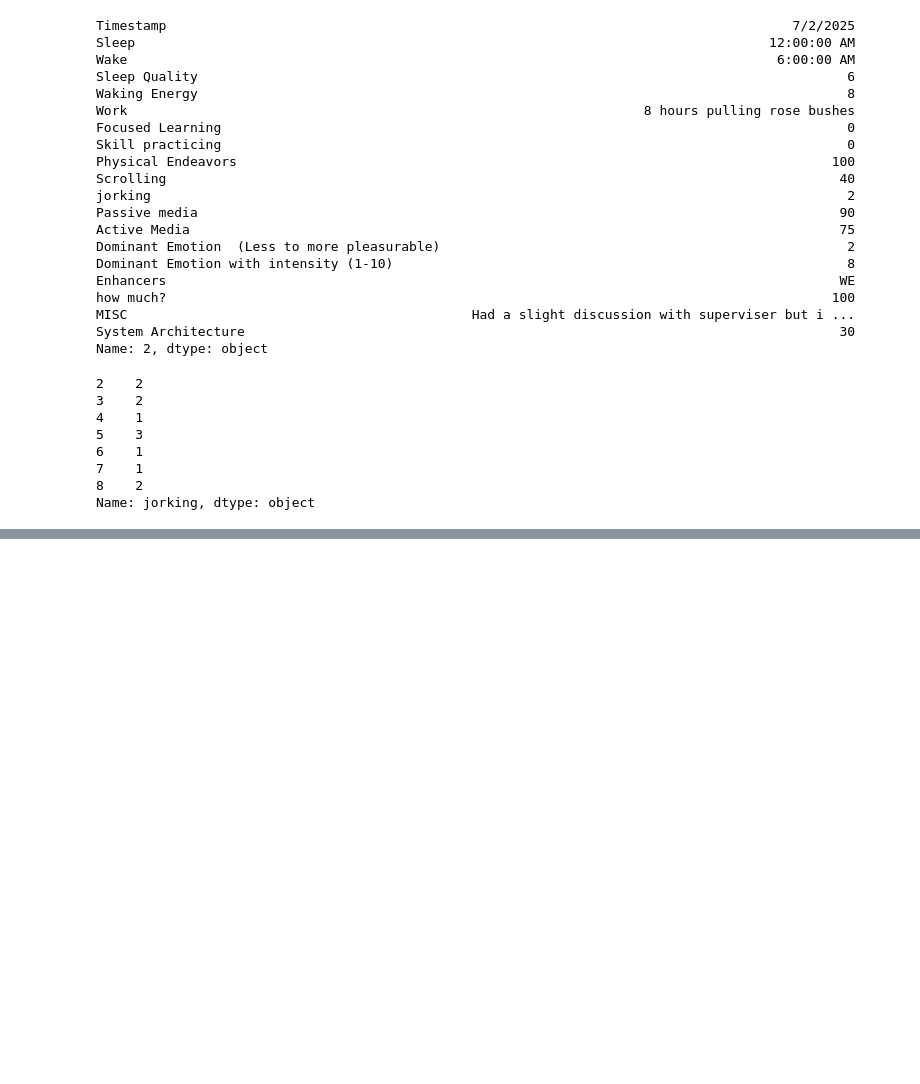
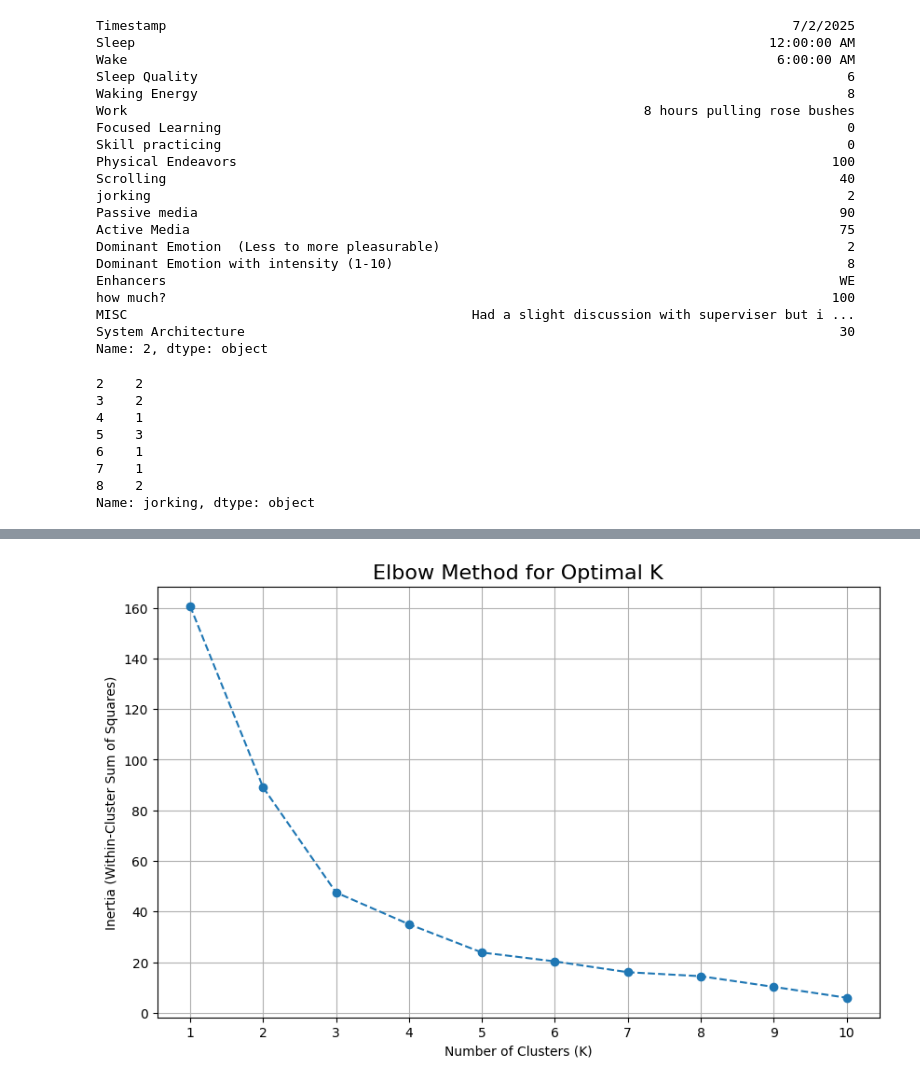
Before and after one commit to 8lak/Complex_Systems_Modeling, a Jupyter notebook: data_analysis_notebooks/01_EDA_and_Visualization.ipynb, the cells around one changed output, grey strips where cells are left out. Cells and saved outputs as stored; diff of their text form; code cells hidden in the pictures; blank space fills up the shorter version.

```diff
--- a/data_analysis_notebooks/01_EDA_and_Visualization.ipynb
+++ b/data_analysis_notebooks/01_EDA_and_Visualization.ipynb
@@ -201,0 +403,34 @@ plt.show()
+# %%
+from sklearn.cluster import KMeans
+import matplotlib.pyplot as plt
+
+# --- Ensure you are using the clean PCA data from the previous step ---
+# This DataFrame should have 'Principal Component 1' and 'Principal Component 2'
+# and already have NaN values dropped.
+# Let's assume it's called 'df_plot' from our last step.
+# If not, re-create it:
+df_plot = df_pca.dropna(subset=['Weekend_Flag', 'Principal Component 1', 'Principal Component 2']).copy()
+X_for_clustering = df_plot[['Principal Component 1', 'Principal Component 2']]
+
+# --- The Elbow Method ---
+inertia_values = []
+k_range = range(1, 11)  # We will test K from 1 to 10
+
+for k in k_range:
+    # Initialize and fit the K-Means model for the current k
+    kmeans = KMeans(n_clusters=k, random_state=42, n_init='auto')
+    kmeans.fit(X_for_clustering)
+    # Append the inertia (within-cluster sum of squares) to our list
+    inertia_values.append(kmeans.inertia_)
+
+# --- Plot the Elbow Curve ---
+plt.figure(figsize=(10, 6))
+plt.plot(k_range, inertia_values, marker='o', linestyle='--')
+plt.title('Elbow Method for Optimal K', fontsize=16)
+plt.xlabel('Number of Clusters (K)')
+plt.ylabel('Inertia (Within-Cluster Sum of Squares)')
+plt.xticks(k_range)
+plt.grid(True)
+plt.show()
+# %% [output]
+[figure, added]
```
Also changed, not shown: parts of 18 cells of this notebook, 4 other files.
